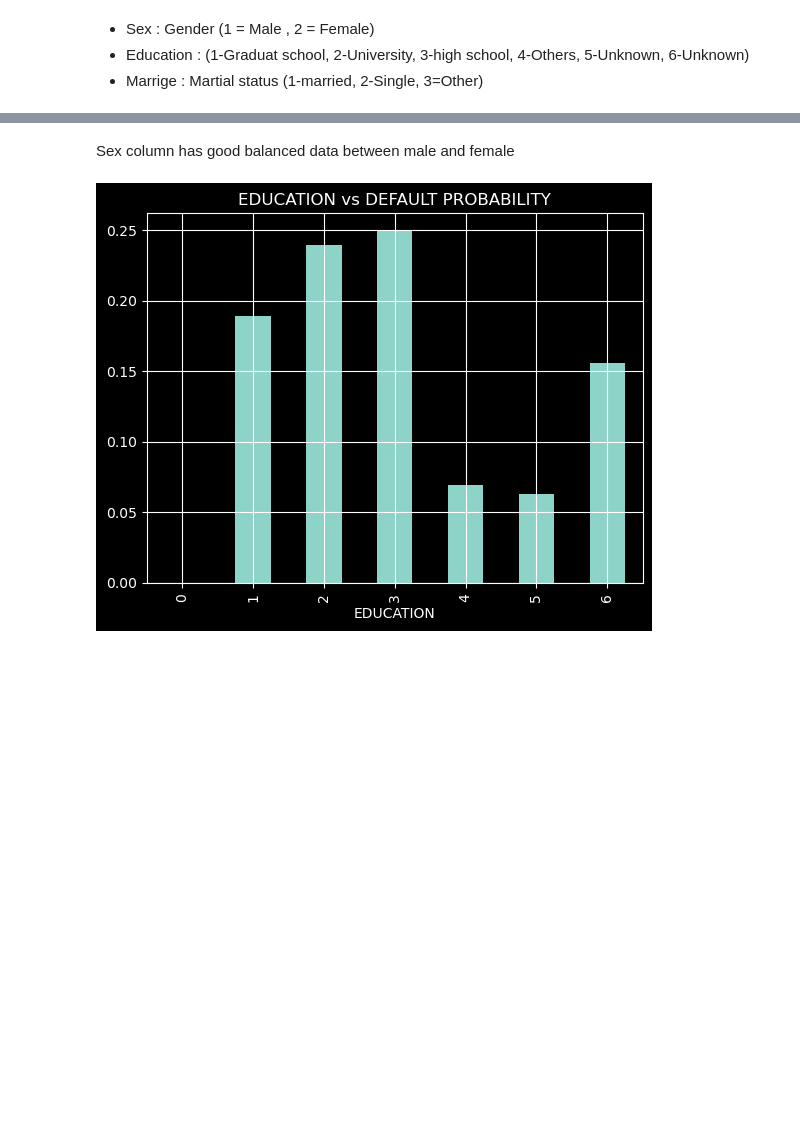
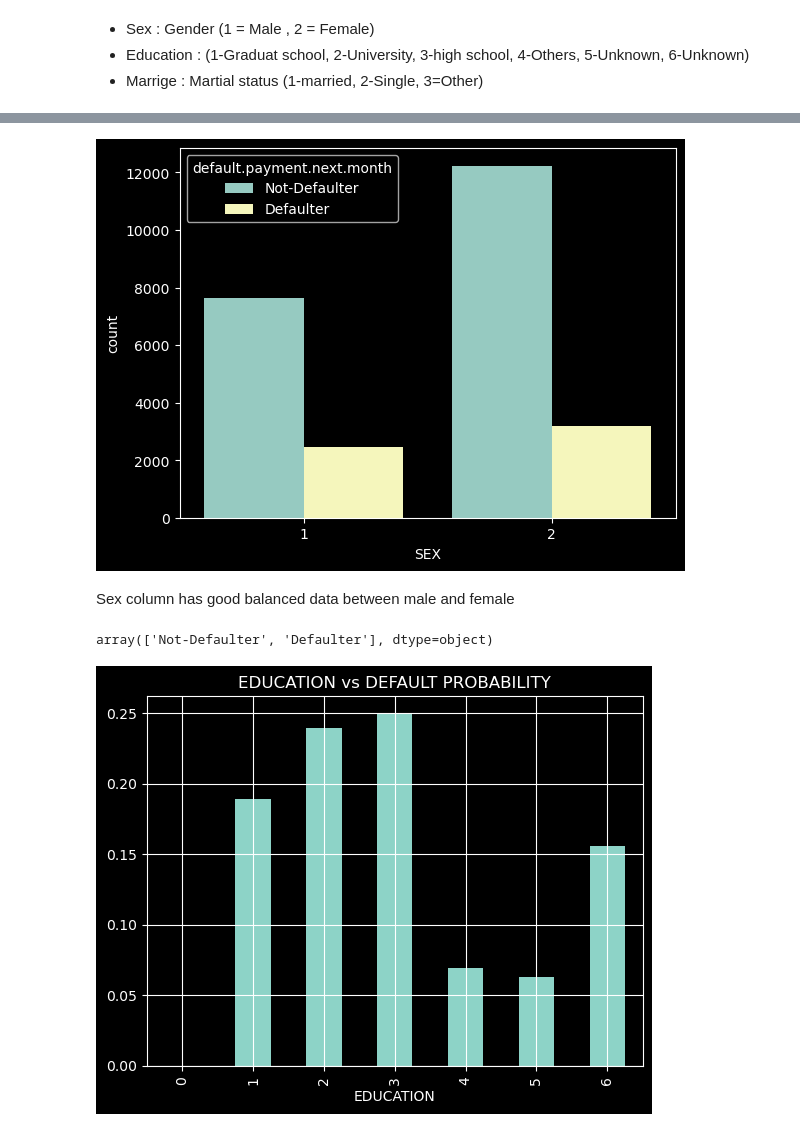
Before and after one commit to Akashrajmani19/Credit_Card_Default_Prediction_and_Model_Deployment_Project, a Jupyter notebook: notebooks/EDA_Data_Preprocessing.ipynb, the cells around one changed output, grey strips where cells are left out. Drawn from its saved outputs; the diff is of its cells as text; code cells hidden in the pictures; blank space fills up the shorter version.

```diff
--- a/notebooks/EDA_Data_Preprocessing.ipynb
+++ b/notebooks/EDA_Data_Preprocessing.ipynb
@@ -203,2 +206,11 @@ Name: default.payment.next.month, dtype: float64
+# %%
+
+sns.countplot(x='SEX', hue='default.payment.next.month', data=df);
+# %% [output]
+[figure, added]
 # %% [markdown]
 Sex column has good balanced data between male and female
+# %%
+df[ 'default.payment.next.month'].unique()
+# %% [output]
+array(['Not-Defaulter', 'Defaulter'], dtype=object)
```
Also changed, not shown: parts of 36 cells of this notebook.
